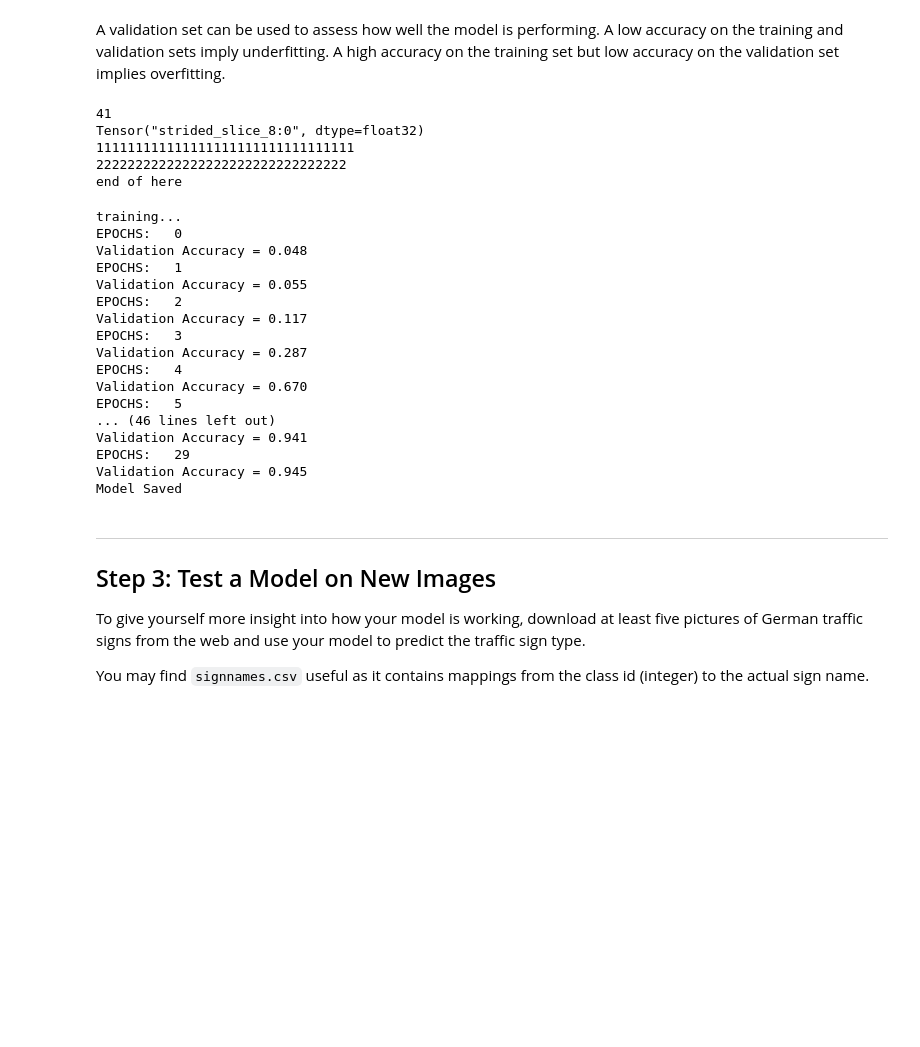
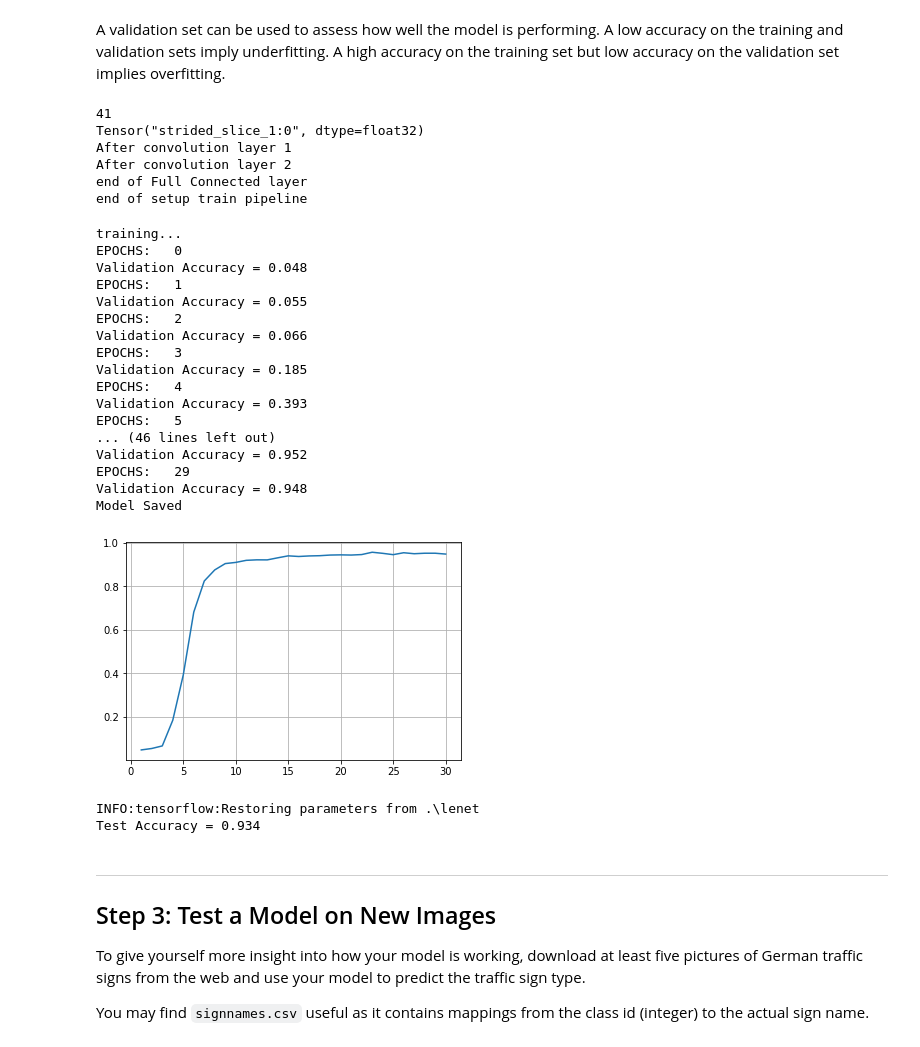
Before and after one commit to chengzg/Traffic_Sign_Classifier, a Jupyter notebook: Traffic_Sign_Classifier.ipynb, the cells around one changed output. Saved outputs shown, nothing was run; the diff lists cells and outputs as text; code cells hidden in the pictures; blank space fills up the shorter version.

```diff
--- a/Traffic_Sign_Classifier.ipynb
+++ b/Traffic_Sign_Classifier.ipynb
@@ -621,27 +623,11 @@ correct_prediction = tf.equal(tf.argmax(logits, 1),
 accurancy_operation = tf.reduce_mean(tf.cast(correct_prediction,
                                              tf.float32))
 saver = tf.train.Saver()
-
-def evaluate(X_data, y_data):
-    num_examples = len(X_data)
-    total_accurancy = 0
-    sess = tf.get_default_session()
-    start = 0
-    for offset in range(0, num_examples, BATCH_SIZE):
-        end = start + BATCH_SIZE
-        batch_x, batch_y = X_data[start:end], y_data[start:end]
-        accurancy = sess.run(accurancy_operation,
-                             feed_dict = {
-                                 x: batch_x,
-                                 y: batch_y,
-                                 keep_prob: 1.0
-                             })
-        total_accurancy += (accurancy * len(batch_x))
-        start = end
-    return total_accurancy / num_examples
+print("end of setup train pipeline")
 # %% [output]
 41
-Tensor("strided_slice_8:0", dtype=float32)
-111111111111111111111111111111111
-22222222222222222222222222222222
-end of here
+Tensor("strided_slice_1:0", dtype=float32)
+After convolution layer 1
+After convolution layer 2
+end of Full Connected layer
+end of setup train pipeline
@@ -652,41 +657,59 @@ with tf.Session() as sess:
     num_examples = len(X_train)
 
     print("training...")
+    accuracy_data = []
     for i in range(EPOCHS):
         print("EPOCHS:  ", i)
         X_train, y_train = shuffle(X_train, y_train)
         for offset in range(0, num_examples, BATCH_SIZE):
             end = offset + BATCH_SIZE
             batch_x, batch_y = X_train[offset:end], y_train[offset:end]
             sess.run(train_operation, feed_dict =
                                         {
                                             x : batch_x,
                                             y : batch_y,
                                             keep_prob: 1.0
                                         })
         validation_accuracy = evaluate(X_valid, y_valid)
+        accuracy_data.append(validation_accuracy)
         print("Validation Accuracy = {:.3f}".format(validation_accuracy))
 
     saver.save(sess, "./lenet")
     print("Model Saved")
+
+    accuracy_index = [l+1 for l in range(EPOCHS)]
+    plt.plot(accuracy_index, accuracy_data)
+    plt.grid(True)
+    plt.show()
 # %% [output]
 training...
 EPOCHS:   0
 Validation Accuracy = 0.048
 EPOCHS:   1
 Validation Accuracy = 0.055
 EPOCHS:   2
-Validation Accuracy = 0.117
+Validation Accuracy = 0.066
 EPOCHS:   3
-Validation Accuracy = 0.287
+Validation Accuracy = 0.185
 EPOCHS:   4
-Validation Accuracy = 0.670
+Validation Accuracy = 0.393
 EPOCHS:   5
 ... (46 lines left out)
-Validation Accuracy = 0.941
+Validation Accuracy = 0.952
 EPOCHS:   29
-Validation Accuracy = 0.945
+Validation Accuracy = 0.948
 Model Saved
+[figure, added]
+# %%
+# To Test the Model
+with tf.Session() as sess:
+    saver.restore(sess, tf.train.latest_checkpoint("."))
+
+    test_accuracy = evaluate(X_test, y_test)
+    print("Test Accuracy = {:.3f}".format(test_accuracy))
+# %% [output]
+INFO:tensorflow:Restoring parameters from .\lenet
+Test Accuracy = 0.934
 # %% [markdown]
 ---
 
```
Also changed, not shown: parts of 13 cells of this notebook.
